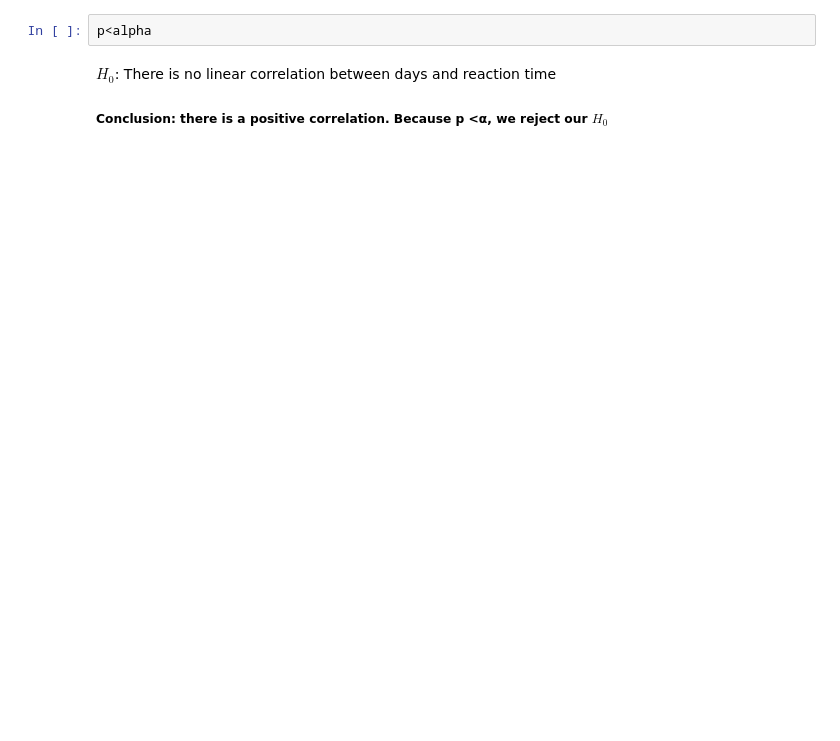
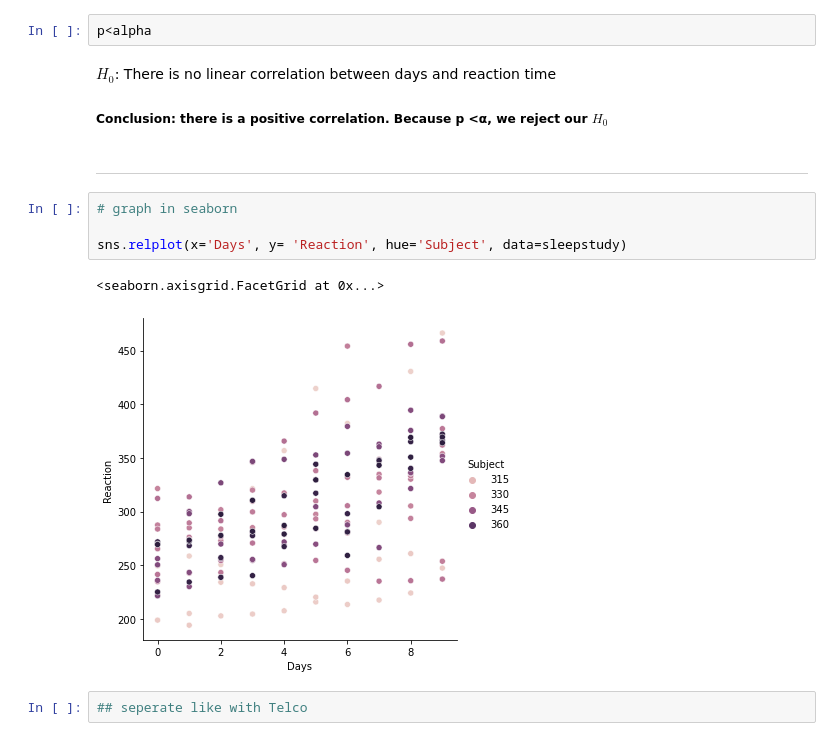
Before and after one commit to natasharivers/Statistics, a Jupyter notebook: hypothesis_testing.ipynb, the cells around one changed output. Cells and saved outputs as stored; diff of their text form; blank space fills up the shorter version.

```diff
--- a/hypothesis_testing.ipynb
+++ b/hypothesis_testing.ipynb
@@ -750,3 +568,14 @@ p<alpha
 $H_0$: There is no linear correlation between days and reaction time
 
 ##### Conclusion: there is a positive correlation. Because p <α, we reject our $H_0$
+# %% [markdown]
+_________________________________
+# %%
+# graph in seaborn
+
+sns.relplot(x='Days', y= 'Reaction', hue='Subject', data=sleepstudy)
+# %% [output]
+<seaborn.axisgrid.FacetGrid at 0x...>
+[figure, added]
+# %%
+## seperate like with Telco
```
Also changed, not shown: parts of 64 cells of this notebook.
